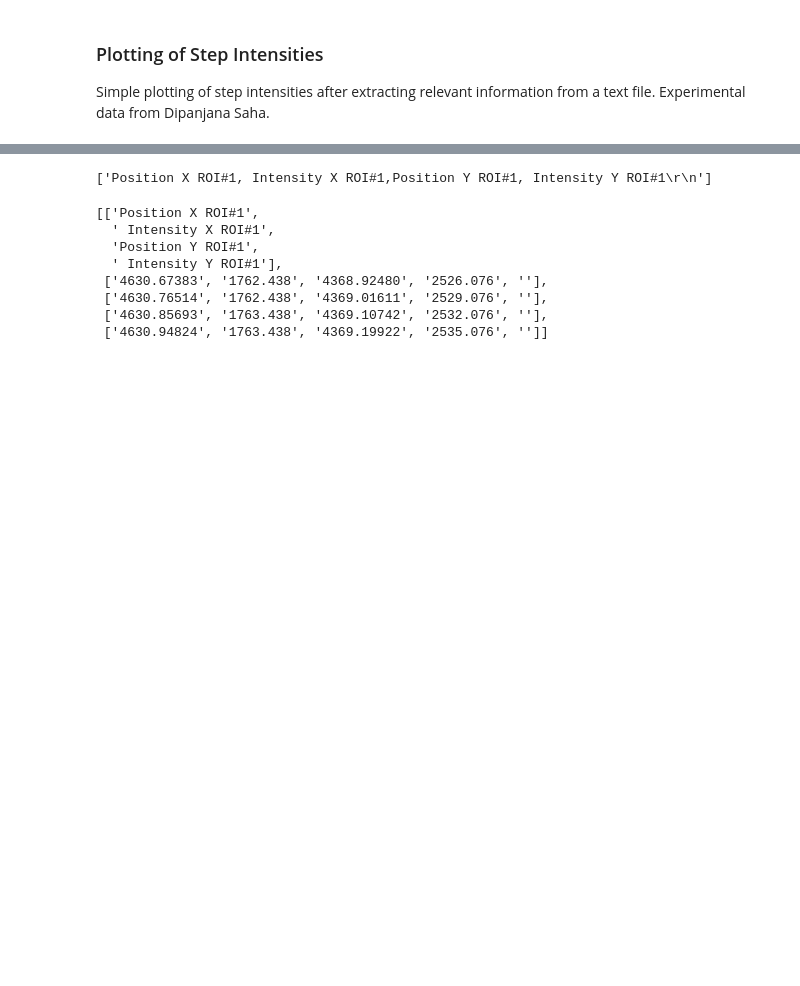
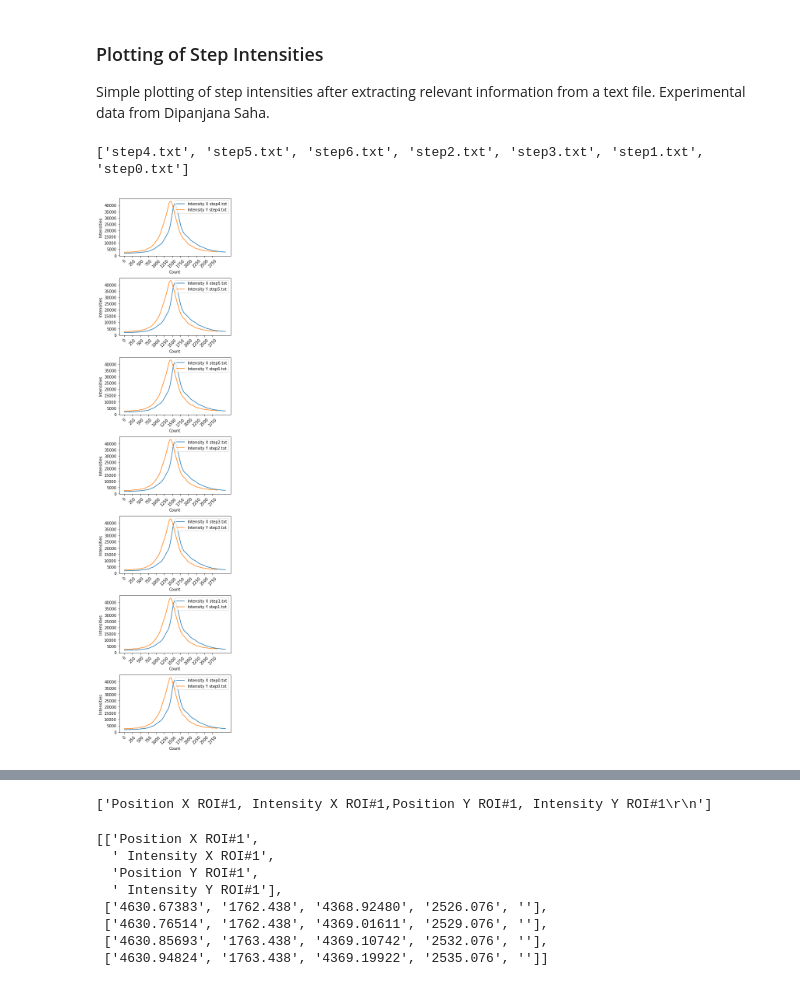
Before and after one commit to sharbatc/personal, a Jupyter notebook: StepIntensity_plot.ipynb, the cells around one changed output, grey strips where cells are left out. Saved outputs shown, nothing was run; the diff lists cells and outputs as text; code cells hidden in the pictures; blank space fills up the shorter version.

Commit message:
add iterative plotting for all files

```diff
--- a/StepIntensity_plot.ipynb
+++ b/StepIntensity_plot.ipynb
@@ -11,0 +47,37 @@ import matplotlib.pyplot as plt
+# %%
+# get list of files to plot, starting with the name 'step' in the same directory
+files = []
+for i in os.listdir(os.getcwd()):
+    if i.startswith('step'):
+        files.append(i)
+
+print(files)
+# %% [output]
+['step4.txt', 'step5.txt', 'step6.txt', 'step2.txt', 'step3.txt', 'step1.txt', 'step0.txt']
+# %%
+# create dictionary of dataFrames with filename as key
+dfs = {}
+
+for file in files :
+    df = return_intensity_df(filename)
+    dfs[file] = df
+# %%
+fig, ax = plt.subplots(len(files), figsize=(5,20))
+
+for index, key in enumerate(dfs):
+    df = dfs[key]
+    intensity_x = df[' Intensity X ROI#1'].dropna()
+    intensity_y = df[' Intensity Y ROI#1'].dropna()
+    ax[index].plot(intensity_x, label = 'Intensity X '+key)
+    ax[index].plot(intensity_y, label = 'Intensity Y '+key)
+    ax[index].set_xticks(np.arange(0, len(intensity_y), 250))
+    ax[index].set_yticks(np.arange(0, max(intensity_y), 5000))
+    ax[index].set_xlabel('Count')
+    ax[index].set_ylabel('Intensities')
+    plt.setp(ax[index].get_xticklabels(), rotation=45)
+    ax[index].legend()
+
+fig.tight_layout()
+plt.show()
+# %% [output]
+[figure, added]
```
Also changed, not shown: parts of 4 cells of this notebook.
